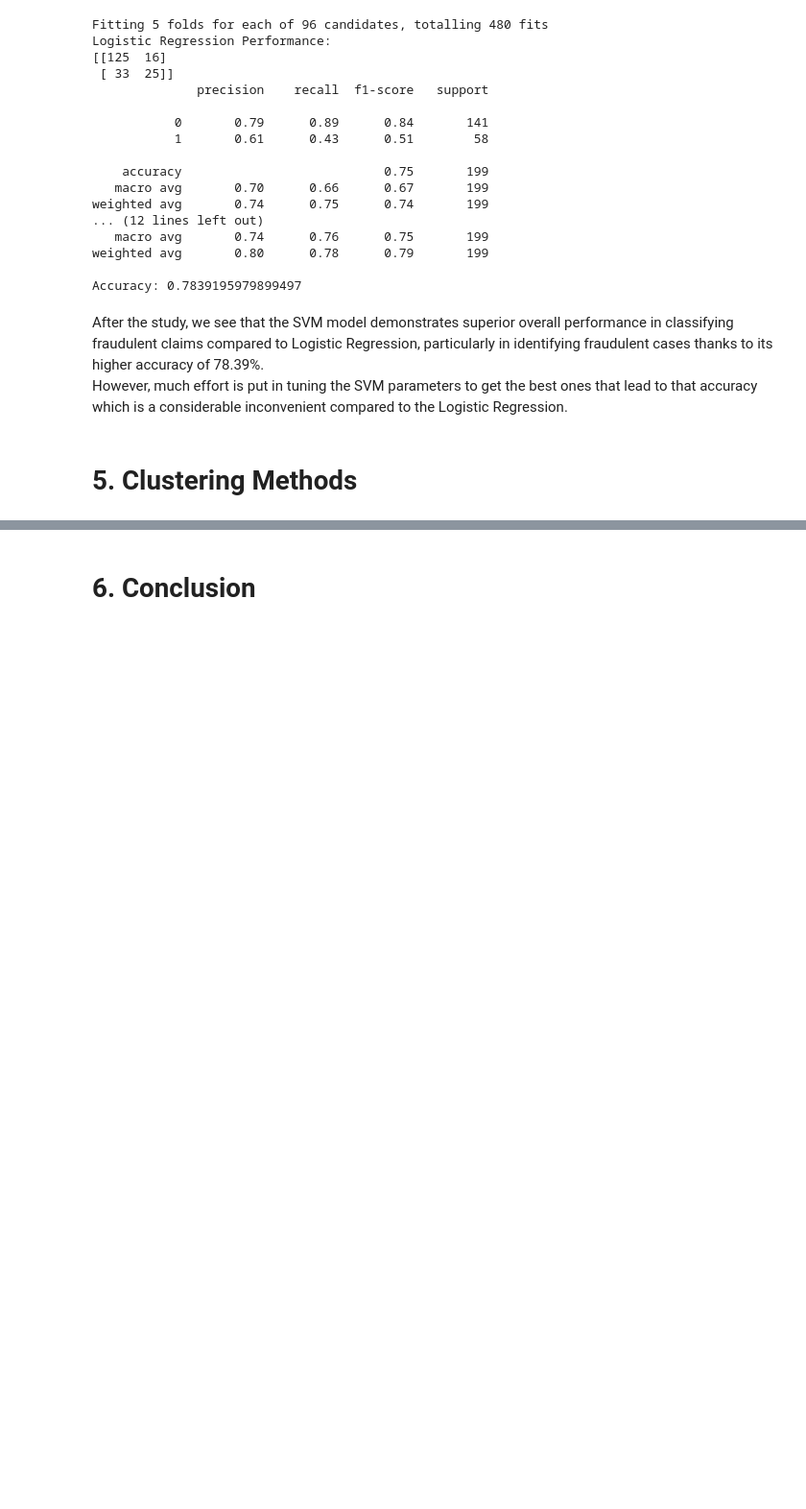
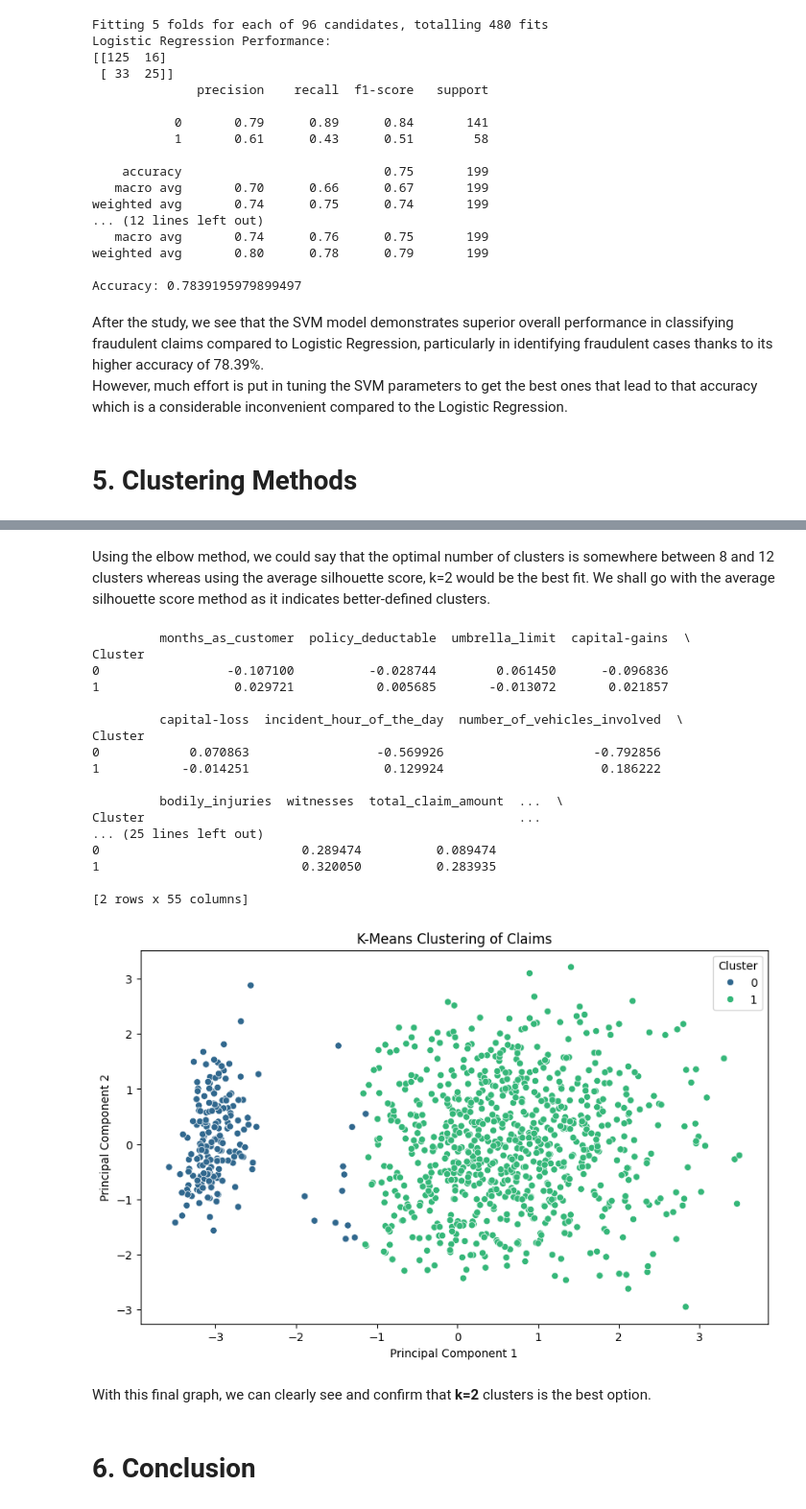
Before and after one commit to Regis0323/Module_1, a Jupyter notebook: Rurangwa_Assignment_Module_1.ipynb, the cells around one changed output, grey strips where cells are left out. Shown at 96% size. Cells and saved outputs as stored; diff of their text form; code cells hidden in the pictures; blank space fills up the shorter version.

```diff
--- a/Rurangwa_Assignment_Module_1.ipynb
+++ b/Rurangwa_Assignment_Module_1.ipynb
@@ -897,2 +885,53 @@ Since a higher average silhouette score indicates better-defined cluster, the gr
+# %% [markdown]
+Using the elbow method, we could say that the optimal number of clusters is somewhere between 8 and 12 clusters whereas using the average silhouette score, k=2 would be the best fit. We shall go with the average silhouette score method as it indicates better-defined clusters.
+# %%
+k = 2
+kmeans = KMeans(n_clusters=k, init='k-means++', random_state=42)
+kmeans.fit(X)
+
+# Adding cluster labels to the original DataFrame
+Final_claims_data['Cluster'] = kmeans.labels_
+
+# Mean of each feature for each cluster
+cluster_summary = Final_claims_data.groupby('Cluster').mean()
+print(cluster_summary)
+
+# PCA method
+pca = PCA(n_components=2)
+pca_result = pca.fit_transform(X)
+
+# DataFrame with PCA results and cluster labels
+pca_df = pd.DataFrame(data=pca_result, columns=['PC1', 'PC2'])
+pca_df['Cluster'] = kmeans.labels_
+
+# Plotting the clusters
+plt.figure(figsize=(10, 6))
+sns.scatterplot(x='PC1', y='PC2', hue='Cluster', data=pca_df, palette='viridis')
+plt.title('K-Means Clustering of Claims')
+plt.xlabel('Principal Component 1')
+plt.ylabel('Principal Component 2')
+plt.legend(title='Cluster')
+plt.show()
+# %% [output]
+         months_as_customer  policy_deductable  umbrella_limit  capital-gains  \
+Cluster
+0                 -0.107100          -0.028744        0.061450      -0.096836
+1                  0.029721           0.005685       -0.013072       0.021857
+
+         capital-loss  incident_hour_of_the_day  number_of_vehicles_involved  \
+Cluster
+0            0.070863                 -0.569926                    -0.792856
+1           -0.014251                  0.129924                     0.186222
+
+         bodily_injuries  witnesses  total_claim_amount  ...  \
+Cluster                                                  ...
+... (25 lines left out)
+0                           0.289474          0.089474
+1                           0.320050          0.283935
+
+[2 rows x 55 columns]
+[figure, added]
+# %% [markdown]
+With this final graph, we can clearly see and confirm that **k=2** clusters is the best option.
 # %% [markdown]
 # 6. Conclusion<a name="Conclusion"></a>
```
Also changed, not shown: parts of 10 cells of this notebook.
